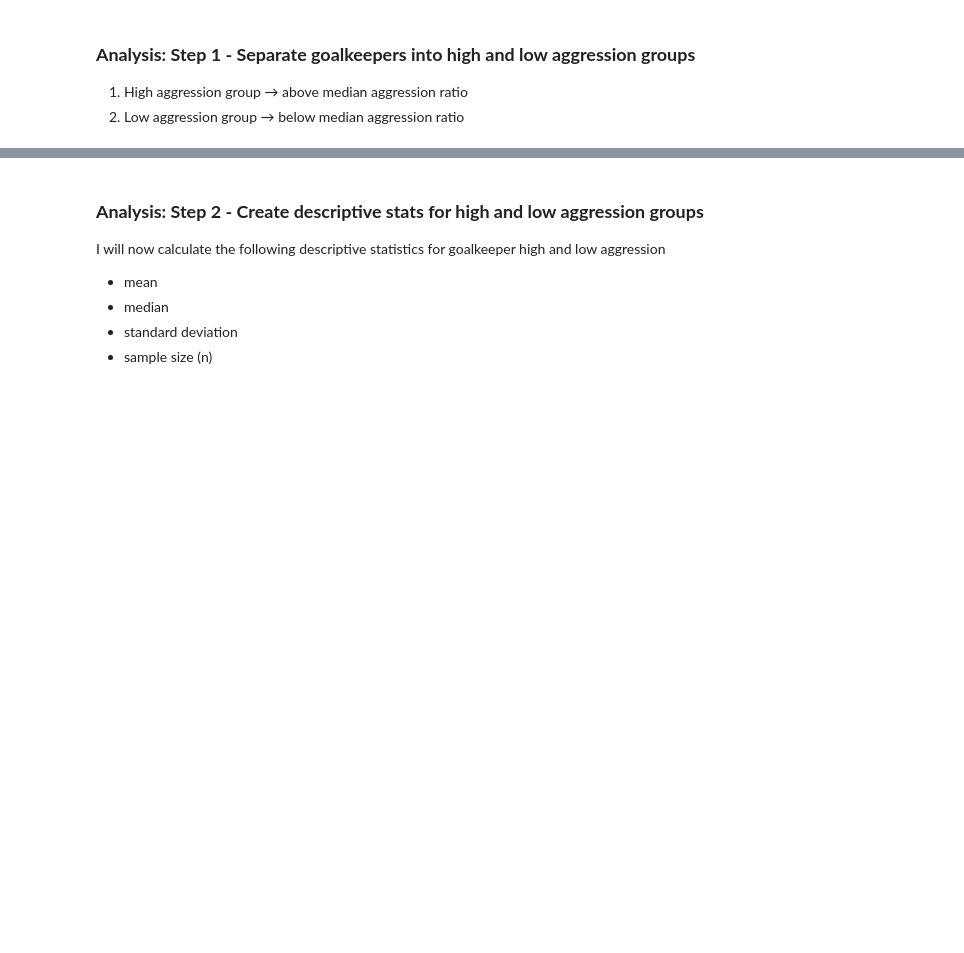
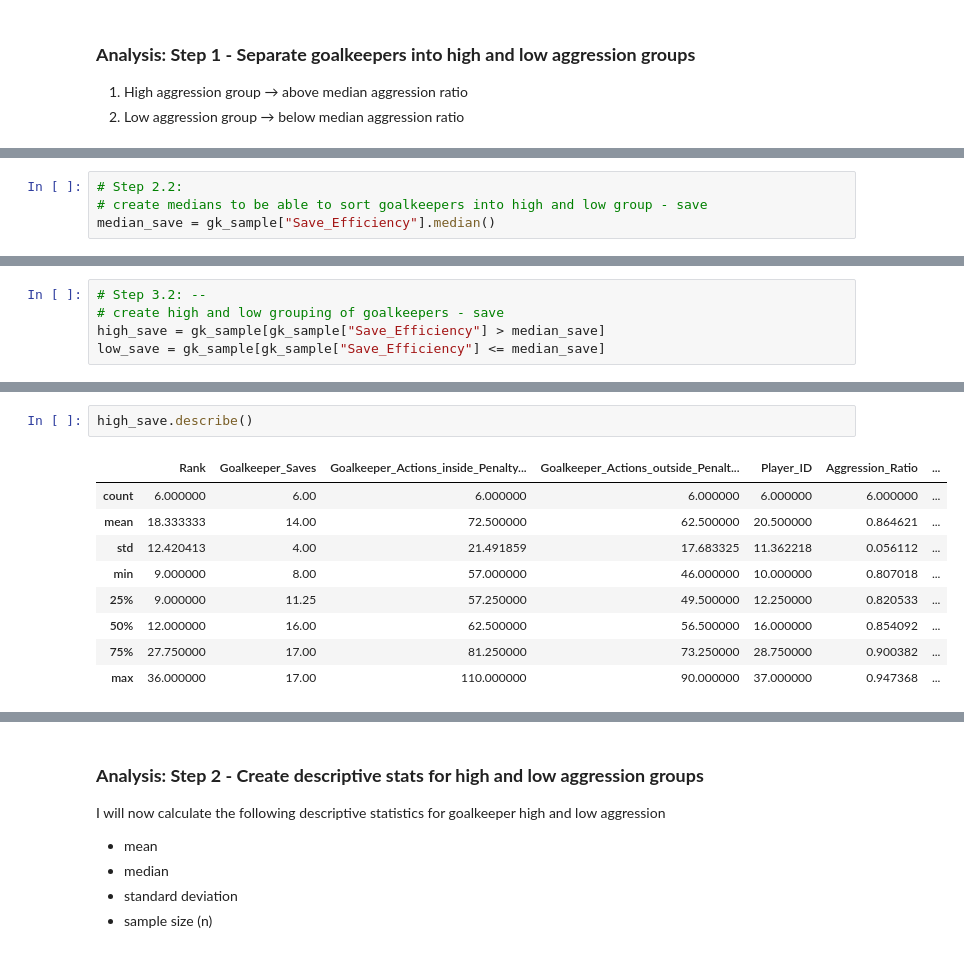
Before and after one commit to DanDooLoo/HIT140_Assessment-2_Group23, a Jupyter notebook: gk_aggression_analysis_dgw_sample_tester.ipynb, the cells around one changed output, grey strips where cells are left out. Cells and saved outputs as stored; diff of their text form; blank space fills up the shorter version.

```diff
--- a/gk_aggression_analysis_dgw_sample_tester.ipynb
+++ b/gk_aggression_analysis_dgw_sample_tester.ipynb
@@ -86,2 +126,6 @@ gk_sample["Save_Efficiency"] = gk_sample["Goalkeeper_Saves"] / (gk_sample["Goalk
 median_aggression = gk_sample["Aggression_Ratio"].median()
+# %%
+# Step 2.2:
+# create medians to be able to sort goalkeepers into high and low group - save
+median_save = gk_sample["Save_Efficiency"].median()
 # %%
@@ -90,3 +134,8 @@ median_aggression = gk_sample["Aggression_Ratio"].median()
 high_aggression = gk_sample[gk_sample["Aggression_Ratio"] > median_aggression]
 low_aggression = gk_sample[gk_sample["Aggression_Ratio"] <= median_aggression]
+# %%
+# Step 3.2: --
+# create high and low grouping of goalkeepers - save
+high_save = gk_sample[gk_sample["Save_Efficiency"] > median_save]
+low_save = gk_sample[gk_sample["Save_Efficiency"] <= median_save]
 # %%
@@ -108,0 +225,12 @@ low_aggression.describe()
+# %%
+high_save.describe()
+# %% [output]
+|  | Rank | Goalkeeper_Saves | Goalkeeper_Actions_inside_Penalty... | Goalkeeper_Actions_outside_Penalt... | Player_ID | Aggression_Ratio | ... |
+| count | 6.000000 | 6.00 | 6.000000 | 6.000000 | 6.000000 | 6.000000 | ... |
+| mean | 18.333333 | 14.00 | 72.500000 | 62.500000 | 20.500000 | 0.864621 | ... |
+| std | 12.420413 | 4.00 | 21.491859 | 17.683325 | 11.362218 | 0.056112 | ... |
+| min | 9.000000 | 8.00 | 57.000000 | 46.000000 | 10.000000 | 0.807018 | ... |
+| 25% | 9.000000 | 11.25 | 57.250000 | 49.500000 | 12.250000 | 0.820533 | ... |
+| 50% | 12.000000 | 16.00 | 62.500000 | 56.500000 | 16.000000 | 0.854092 | ... |
+| 75% | 27.750000 | 17.00 | 81.250000 | 73.250000 | 28.750000 | 0.900382 | ... |
+| max | 36.000000 | 17.00 | 110.000000 | 90.000000 | 37.000000 | 0.947368 | ... |
```
Also changed, not shown: parts of 19 cells of this notebook.
